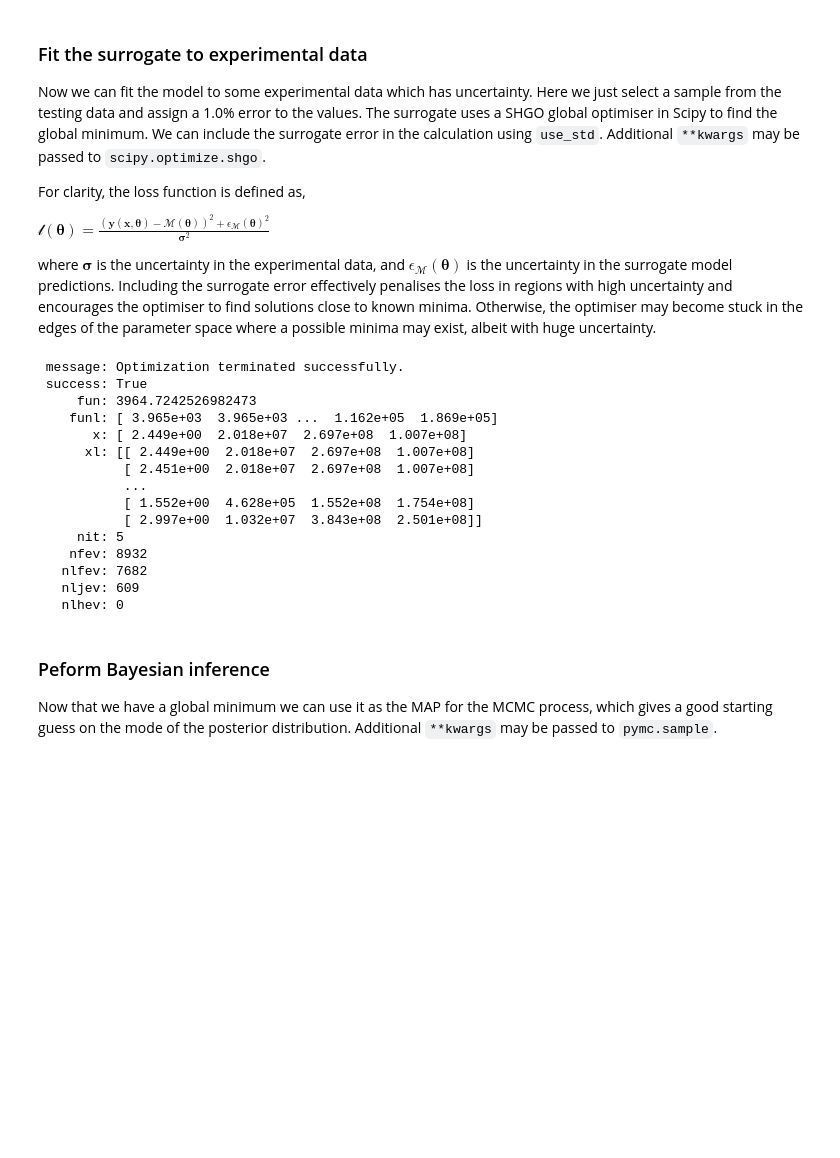
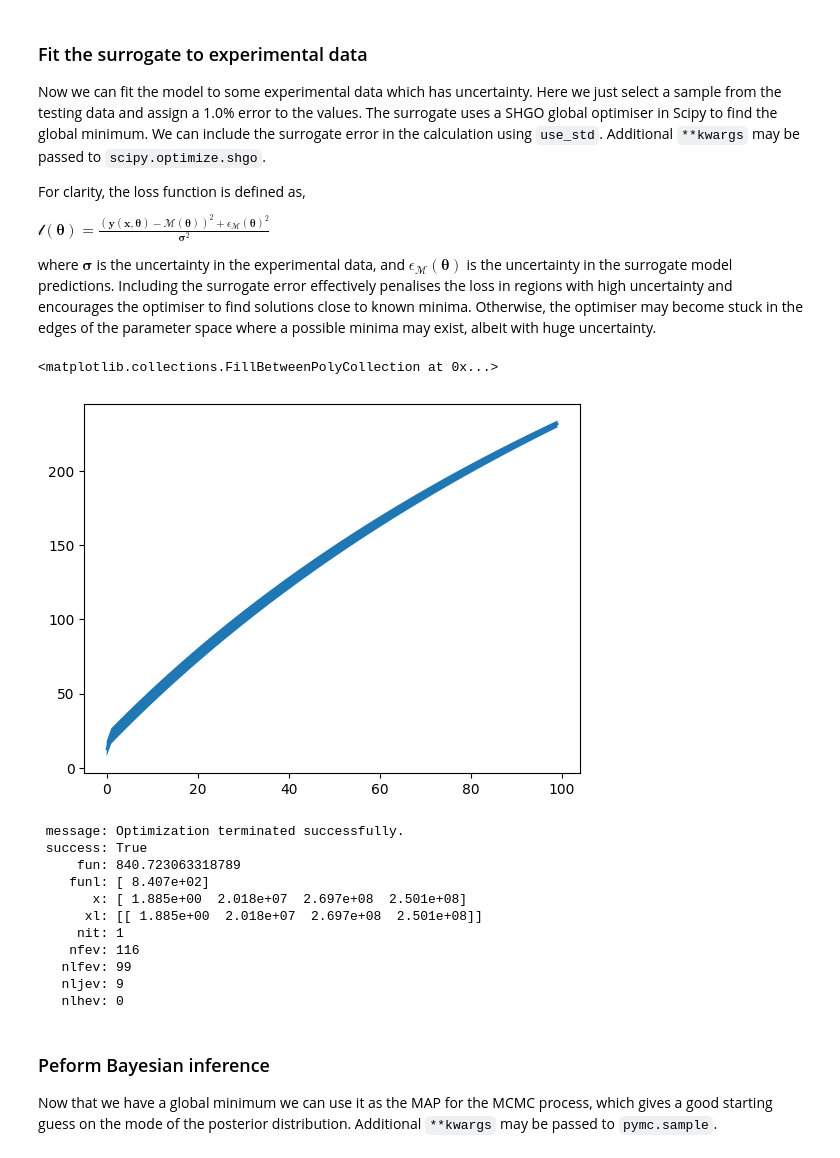
Before and after one commit to LightForm-group/surrogatetools, a Jupyter notebook: examples/example.ipynb, the cells around one changed output. Saved outputs shown, nothing was run; the diff lists cells and outputs as text; code cells hidden in the pictures; blank space fills up the shorter version.

```diff
--- a/examples/example.ipynb
+++ b/examples/example.ipynb
@@ -103,14 +98,19 @@ $ \mathcal{l}(\boldsymbol{\theta}) = \frac{
 
 where $\boldsymbol{\sigma}$ is the uncertainty in the experimental data, and $\epsilon_{\mathcal{M}}(\boldsymbol{\theta})$ is the uncertainty in the surrogate model predictions. Including the surrogate error effectively penalises the loss in regions with high uncertainty and encourages the optimiser to find solutions close to known minima. Otherwise, the optimiser may become stuck in the edges of the parameter space where a possible minima may exist, albeit with huge uncertainty.
 # %%
-data = Y_test[3]
-X_true = X_test[3]
-error = 0.01*Y_test[3]
+idx = 1
+data = Y_test[idx]
+X_true = X_test[idx]
+error = np.linspace(5,0,len(Y_test[idx])) + data*0.01
+
+plt.plot(data)
+plt.fill_between(range(len(data)), data+error,data-error)
+# %% [output]
+<matplotlib.collections.FillBetweenPolyCollection at 0x...>
+[figure, added]
 # %%
 res = surrogate.fit(Y_actual=data,
                     Y_error=error,
-                    iters=5,
-                    n=250,
                     use_std=True
                     )
 
@@ -118,18 +118,14 @@ print(res)
 # %% [output]
  message: Optimization terminated successfully.
  success: True
-     fun: 3964.7242526982473
-    funl: [ 3.965e+03  3.965e+03 ...  1.162e+05  1.869e+05]
-       x: [ 2.449e+00  2.018e+07  2.697e+08  1.007e+08]
-      xl: [[ 2.449e+00  2.018e+07  2.697e+08  1.007e+08]
-           [ 2.451e+00  2.018e+07  2.697e+08  1.007e+08]
-           ...
-           [ 1.552e+00  4.628e+05  1.552e+08  1.754e+08]
-           [ 2.997e+00  1.032e+07  3.843e+08  2.501e+08]]
-     nit: 5
-    nfev: 8932
-   nlfev: 7682
-   nljev: 609
+     fun: 840.723063318789
+    funl: [ 8.407e+02]
+       x: [ 1.885e+00  2.018e+07  2.697e+08  2.501e+08]
+      xl: [[ 1.885e+00  2.018e+07  2.697e+08  2.501e+08]]
+     nit: 1
+    nfev: 116
+   nlfev: 99
+   nljev: 9
    nlhev: 0
 # %% [markdown]
 ### Peform Bayesian inference
```
Also changed, not shown: parts of 10 cells of this notebook, 1 other file.
